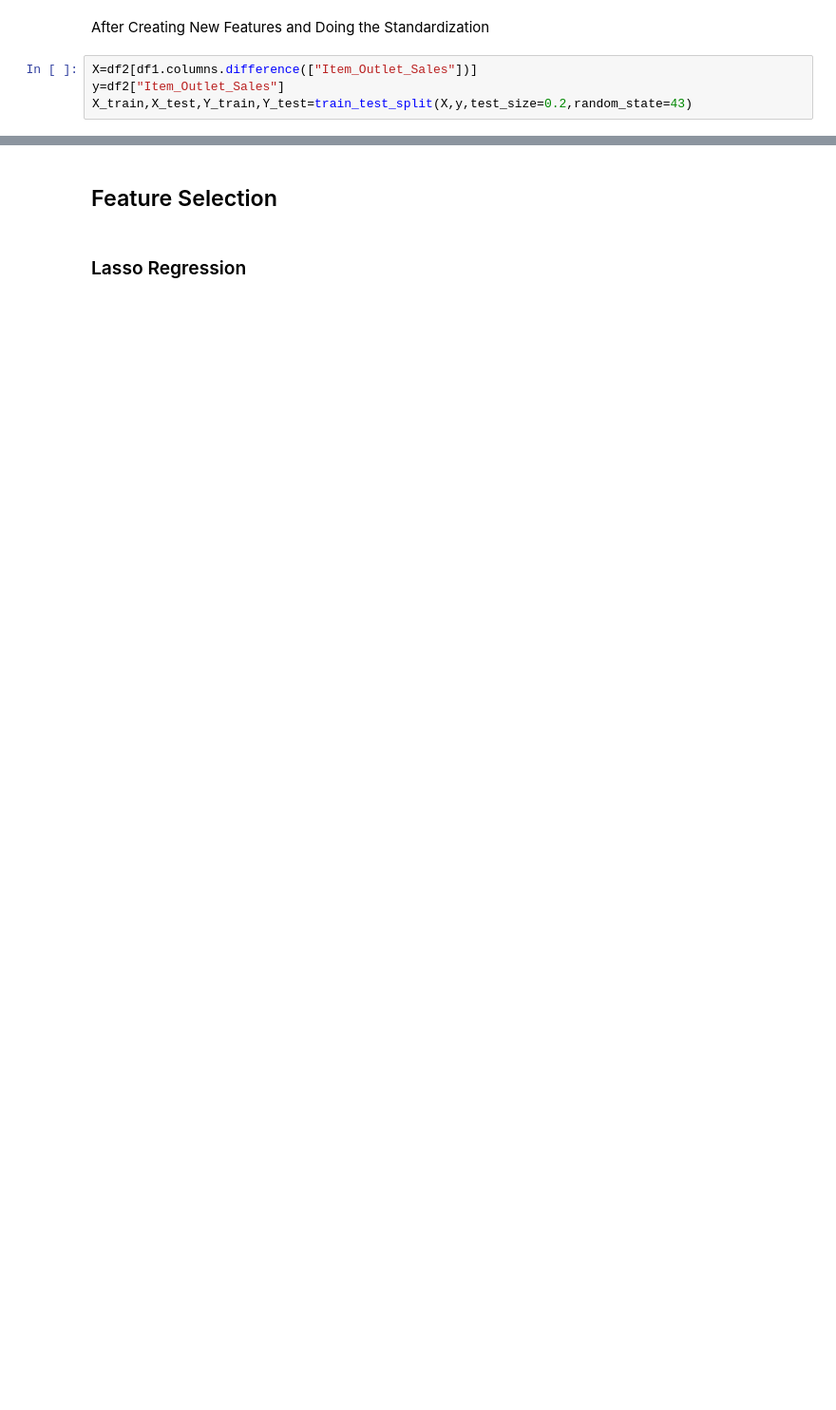
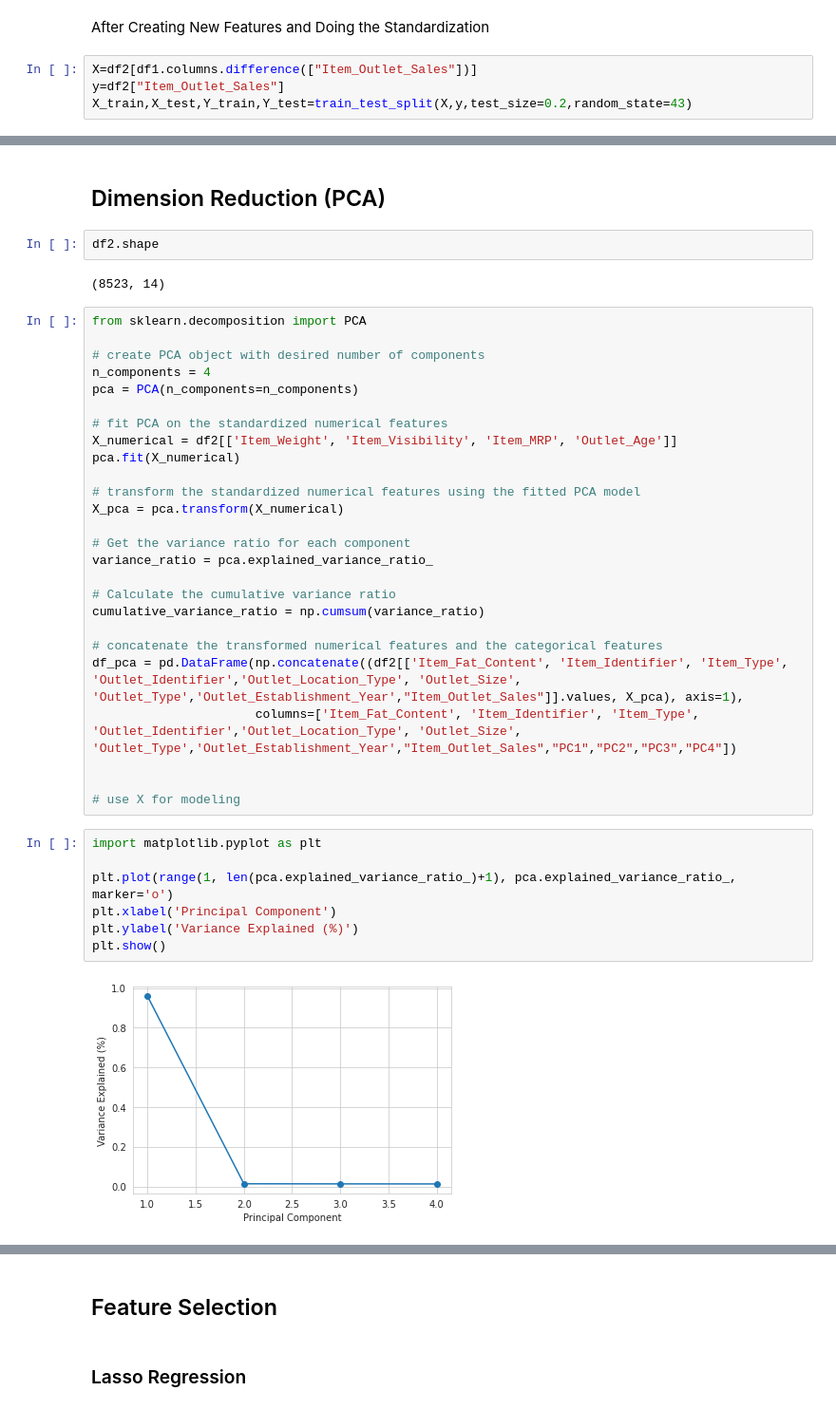
Before and after one commit to koushik2299/Item-Store-Sale-Prediction-, a Jupyter notebook: EDA+Modelling.ipynb, the cells around one changed output, grey strips where cells are left out. Shown at 95% size. Saved outputs shown, nothing was run; the diff lists cells and outputs as text; blank space fills up the shorter version.

```diff
--- a/EDA+Modelling.ipynb
+++ b/EDA+Modelling.ipynb
@@ -789,0 +798,41 @@ R Squared value =  0.5606727685767328
+# %% [markdown]
+## Dimension Reduction (PCA)
+# %%
+df2.shape
+# %% [output]
+(8523, 14)
+# %%
+from sklearn.decomposition import PCA
+
+# create PCA object with desired number of components
+n_components = 4
+pca = PCA(n_components=n_components)
+
+# fit PCA on the standardized numerical features
+X_numerical = df2[['Item_Weight', 'Item_Visibility', 'Item_MRP', 'Outlet_Age']]
+pca.fit(X_numerical)
+
+# transform the standardized numerical features using the fitted PCA model
+X_pca = pca.transform(X_numerical)
+
+# Get the variance ratio for each component
+variance_ratio = pca.explained_variance_ratio_
+
+# Calculate the cumulative variance ratio
+cumulative_variance_ratio = np.cumsum(variance_ratio)
+
+# concatenate the transformed numerical features and the categorical features
+df_pca = pd.DataFrame(np.concatenate((df2[['Item_Fat_Content', 'Item_Identifier', 'Item_Type', 'Outlet_Identifier','Outlet_Location_Type', 'Outlet_Size', 'Outlet_Type','Outlet_Establishment_Year',"Item_Outlet_Sales"]].values, X_pca), axis=1),
+                      columns=['Item_Fat_Content', 'Item_Identifier', 'Item_Type', 'Outlet_Identifier','Outlet_Location_Type', 'Outlet_Size', 'Outlet_Type','Outlet_Establishment_Year',"Item_Outlet_Sales","PC1","PC2","PC3","PC4"])
+
+
+# use X for modeling
+# %%
+import matplotlib.pyplot as plt
+
+plt.plot(range(1, len(pca.explained_variance_ratio_)+1), pca.explained_variance_ratio_, marker='o')
+plt.xlabel('Principal Component')
+plt.ylabel('Variance Explained (%)')
+plt.show()
+# %% [output]
+[figure, added]
```
Also changed, not shown: parts of 30 cells of this notebook.
